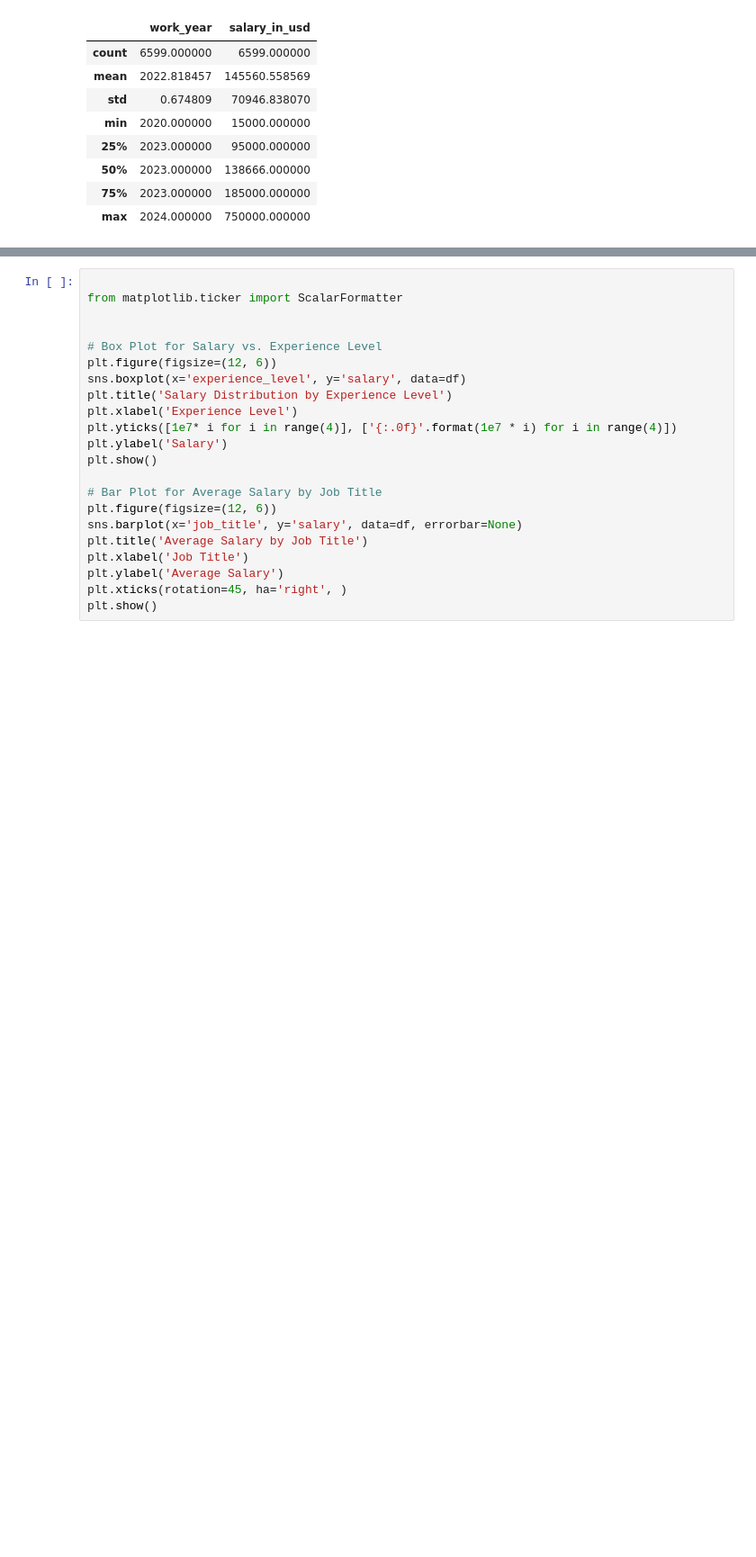
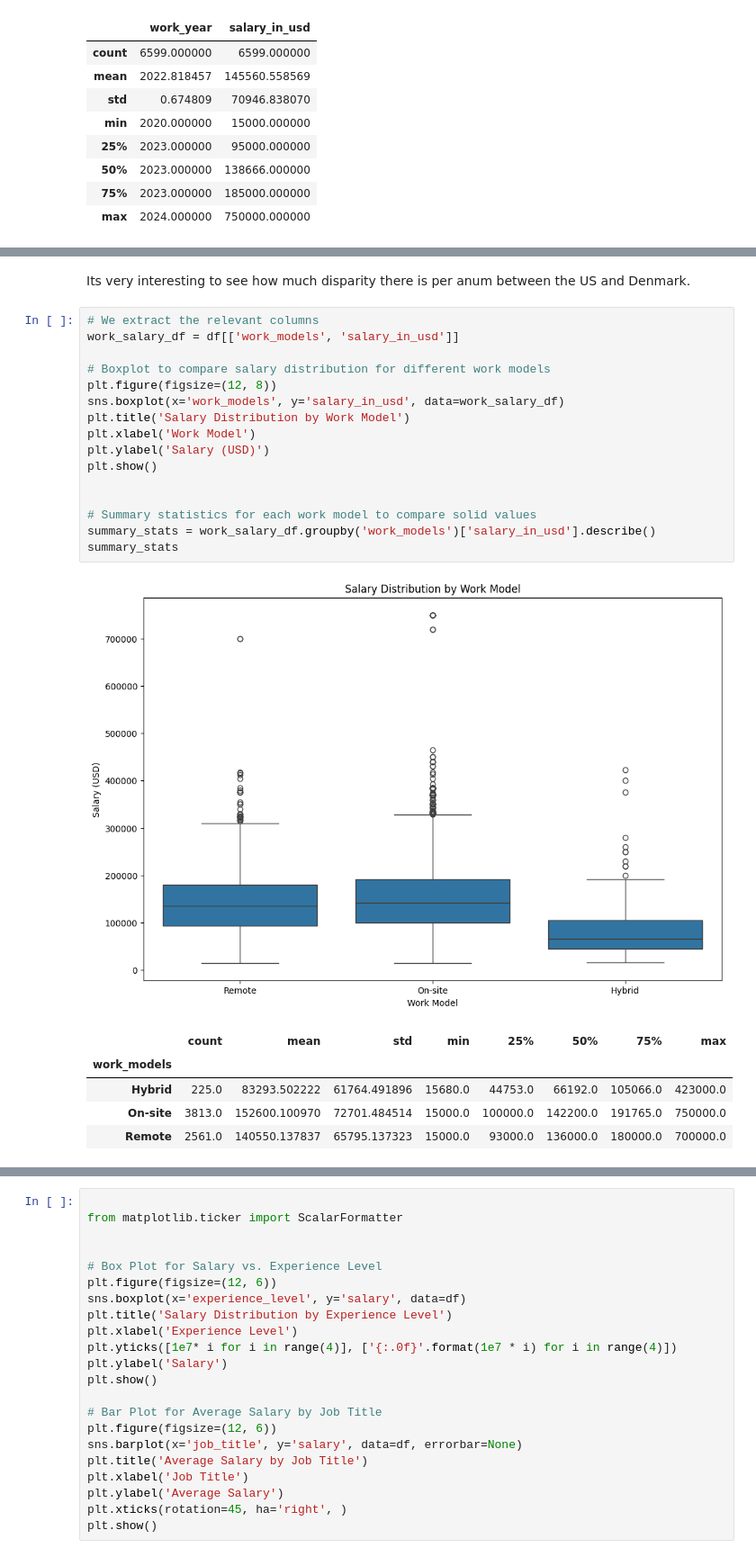
Before and after one commit to Peter537/Dat4-BI-Exam, a Jupyter notebook: main.ipynb, the cells around one changed output, grey strips where cells are left out. Shown at 90% size. Drawn from its saved outputs; the diff is of its cells as text; blank space fills up the shorter version.

```diff
--- a/main.ipynb
+++ b/main.ipynb
@@ -133,0 +183,25 @@ df[['work_year', 'salary_in_usd']].describe() # måske fjern ?
+# %% [markdown]
+Its very interesting to see how much disparity there is per anum between the US and Denmark.
+# %%
+# We extract the relevant columns
+work_salary_df = df[['work_models', 'salary_in_usd']]
+
+# Boxplot to compare salary distribution for different work models
+plt.figure(figsize=(12, 8))
+sns.boxplot(x='work_models', y='salary_in_usd', data=work_salary_df)
+plt.title('Salary Distribution by Work Model')
+plt.xlabel('Work Model')
+plt.ylabel('Salary (USD)')
+plt.show()
+
+
+# Summary statistics for each work model to compare solid values
+summary_stats = work_salary_df.groupby('work_models')['salary_in_usd'].describe()
+summary_stats
+# %% [output]
+[figure, added]
+|  | count | mean | std | min | 25% | 50% | 75% | max |
+| work_models |  |  |  |  |  |  |  |  |
+| Hybrid | 225.0 | 83293.502222 | 61764.491896 | 15680.0 | 44753.0 | 66192.0 | 105066.0 | 423000.0 |
+| On-site | 3813.0 | 152600.100970 | 72701.484514 | 15000.0 | 100000.0 | 142200.0 | 191765.0 | 750000.0 |
+| Remote | 2561.0 | 140550.137837 | 65795.137323 | 15000.0 | 93000.0 | 136000.0 | 180000.0 | 700000.0 |
```
Also changed, not shown: parts of 19 cells of this notebook, 1 other file.
